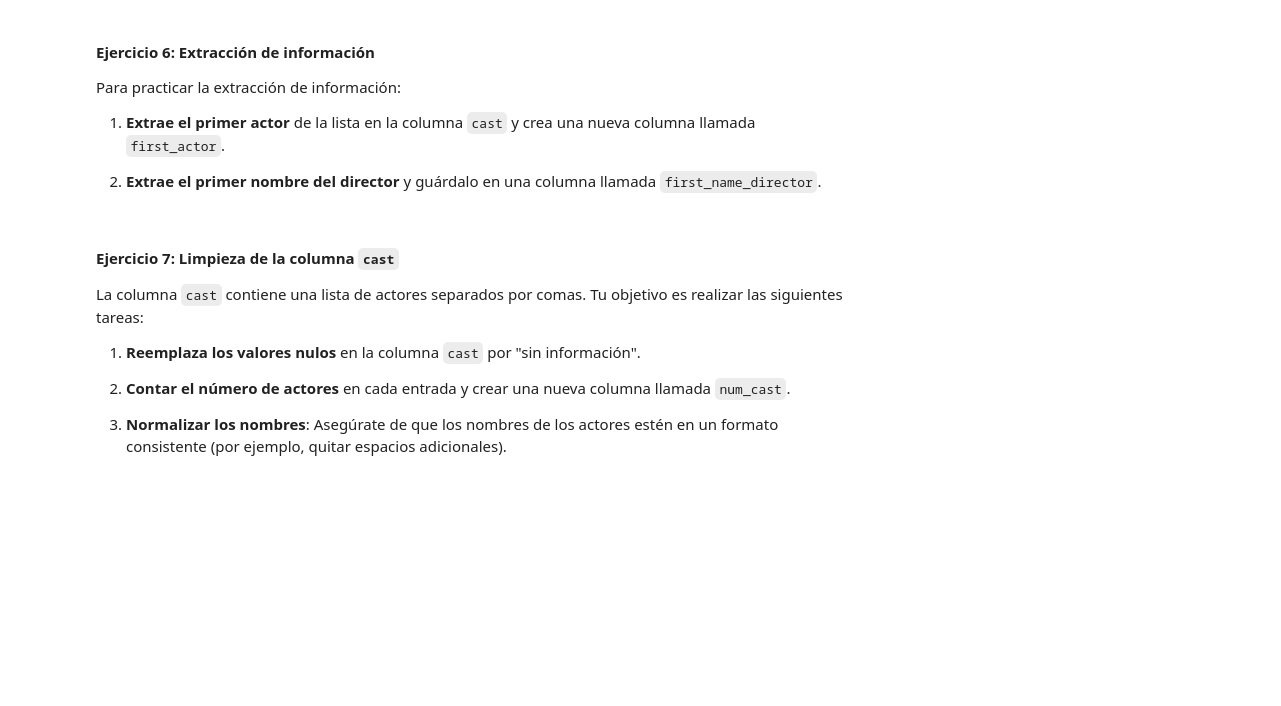
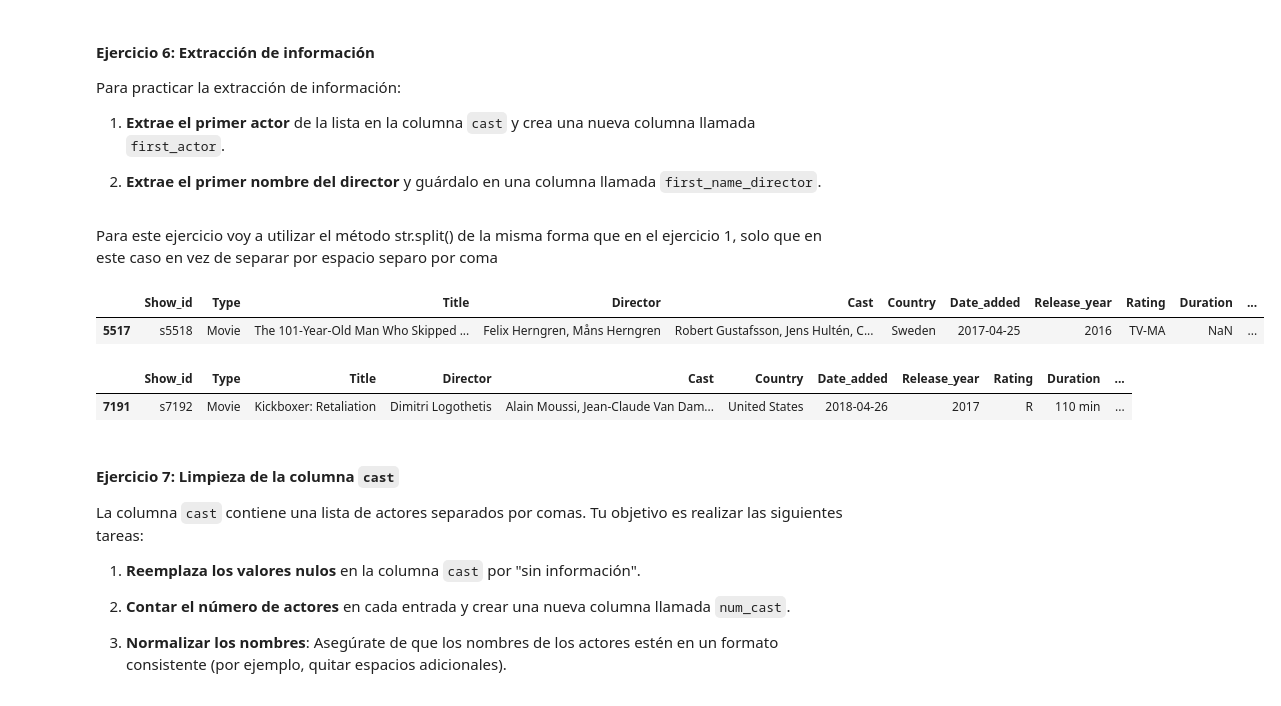
Before and after one commit to raquelscv/laboratorio-Pandas-Limpieza, a Jupyter notebook: laboratorio-modulo2-leccion05-limpieza.ipynb, the cells around one changed output. Drawn from its saved outputs; the diff is of its cells as text; code cells hidden in the pictures; blank space fills up the shorter version.

Commit message:
Ejercicios 6 y 7 hechos

```diff
--- a/laboratorio-modulo2-leccion05-limpieza.ipynb
+++ b/laboratorio-modulo2-leccion05-limpieza.ipynb
@@ -296,6 +291,22 @@ Para practicar la extracción de información:
 1. **Extrae el primer actor** de la lista en la columna `cast` y crea una nueva columna llamada `first_actor`.
 
 2. **Extrae el primer nombre del director** y guárdalo en una columna llamada `first_name_director`.
+# %% [markdown]
+Para este ejercicio voy a utilizar el método str.split() de la misma forma que en el ejercicio 1, solo que en este caso en vez de separar por espacio separo por coma
+# %%
+#Genero la nueva columna First_actor a partir de la columna Cast aplicando el método split y quedándome con el primer elemento (índice 0)
+df_netflix_final["First_actor"] = df_netflix_final["Cast"].str.split(",").str[0]
+df_netflix_final.sample()
+# %% [output]
+|  | Show_id | Type | Title | Director | Cast | Country | Date_added | Release_year | Rating | Duration | ... |
+| 5517 | s5518 | Movie | The 101-Year-Old Man Who Skipped ... | Felix Herngren, Måns Herngren | Robert Gustafsson, Jens Hultén, C... | Sweden | 2017-04-25 | 2016 | TV-MA | NaN | ... |
+# %%
+#De la misma forma, genero la columna First_name_director a partir de la columna Director
+df_netflix_final["First_name_director"] = df_netflix_final["Director"].str.split(",").str[0]
+df_netflix_final.sample()
+# %% [output]
+|  | Show_id | Type | Title | Director | Cast | Country | Date_added | Release_year | Rating | Duration | ... |
+| 7191 | s7192 | Movie | Kickboxer: Retaliation | Dimitri Logothetis | Alain Moussi, Jean-Claude Van Dam... | United States | 2018-04-26 | 2017 | R | 110 min | ... |
 # %% [markdown]
 #### Ejercicio 7: Limpieza de la columna `cast`
 
```
Also changed, not shown: parts of 11 cells of this notebook.
